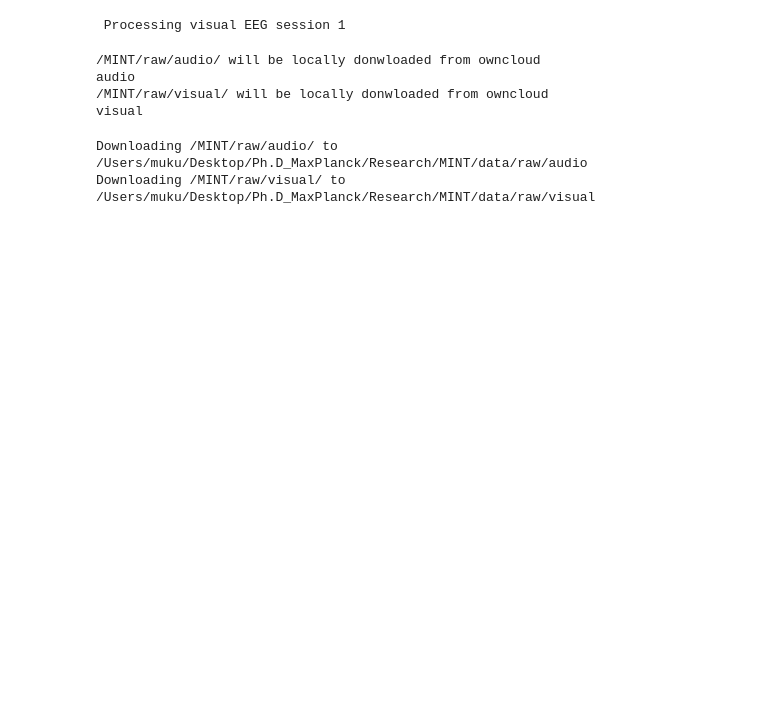
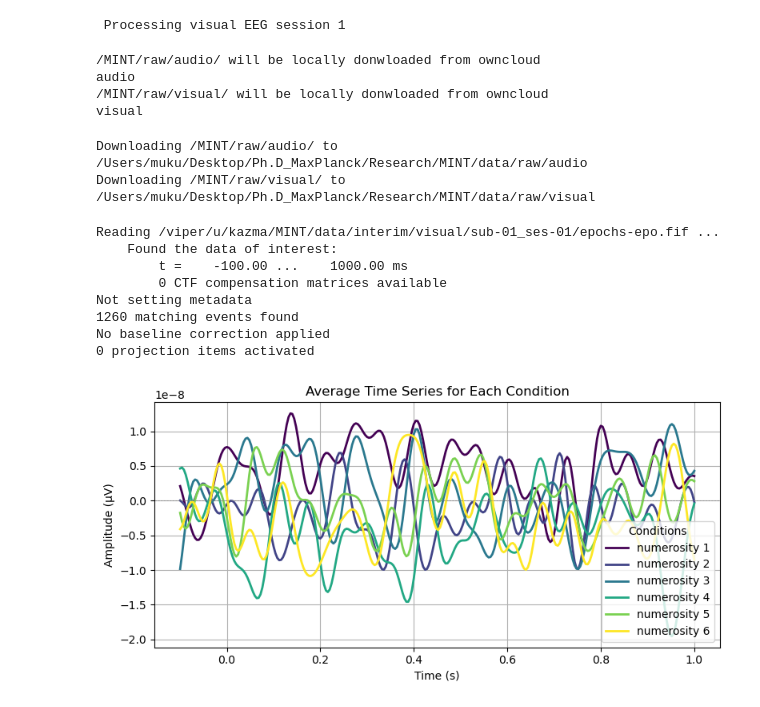
Before and after one commit to KazukiMaruo/2025_MINT, a Jupyter notebook: code/preprocess/preprocess.ipynb, the cells around one changed output. Saved outputs shown, nothing was run; the diff lists cells and outputs as text; code cells hidden in the pictures; blank space fills up the shorter version.

```diff
--- a/code/preprocess/preprocess.ipynb
+++ b/code/preprocess/preprocess.ipynb
@@ -77,3 +77,48 @@ for file in files:
 # %% [output]
 Downloading /MINT/raw/audio/ to /Users/muku/Desktop/Ph.D_MaxPlanck/Research/MINT/data/raw/audio
 Downloading /MINT/raw/visual/ to /Users/muku/Desktop/Ph.D_MaxPlanck/Research/MINT/data/raw/visual
+# %%
+os.chdir('/u/kazma/MINT/data/interim/visual/sub-01_ses-01')
+
+# Replace 'file.fif' with the path to your .fif file
+epochs = mne.read_epochs('epochs-epo.fif', preload=True)
+
+condition_names = list(epochs.event_id.keys())
+evoked_list = []
+
+for condition in condition_names:
+    evoked = epochs[condition].average()  # Average the epochs for the condition
+    evoked_list.append(evoked)
+
+# Step 3: Create a single figure and overlay the plots
+plt.figure(figsize=(8, 4))
+
+# Set a color map for different conditions
+colors = plt.cm.viridis(np.linspace(0, 1, len(evoked_list)))
+
+for i, evoked in enumerate(evoked_list):
+    # Average across all channels
+    avg_data = evoked.data.mean(axis=0)  # Mean across all channels
+    times = evoked.times  # Time vector
+
+    plt.plot(times, avg_data, label=condition_names[i], color=colors[i], linewidth=2)  # Plot average time series
+
+# Customize the plot
+plt.title('Average Time Series for Each Condition')
+plt.xlabel('Time (s)')
+plt.ylabel('Amplitude (µV)')
+plt.axhline(0, color='gray', linestyle='--', linewidth=0.5)  # Add a horizontal line at y=0
+plt.legend(title='Conditions')
+plt.grid()
+plt.tight_layout()
+plt.show()
+# %% [output]
+Reading /viper/u/kazma/MINT/data/interim/visual/sub-01_ses-01/epochs-epo.fif ...
+    Found the data of interest:
+        t =    -100.00 ...    1000.00 ms
+        0 CTF compensation matrices available
+Not setting metadata
+1260 matching events found
+No baseline correction applied
+0 projection items activated
+[figure, added]
```
Also changed, not shown: 9 other files.
